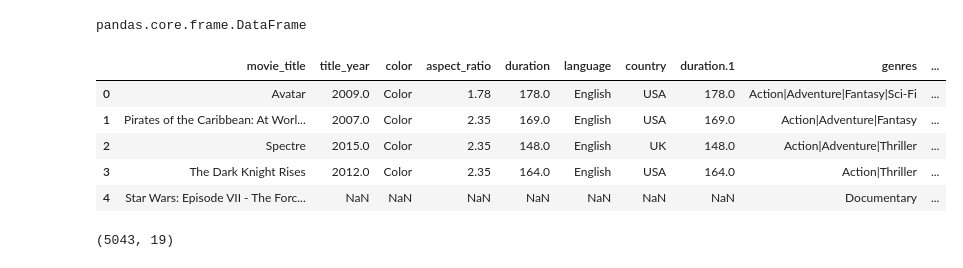
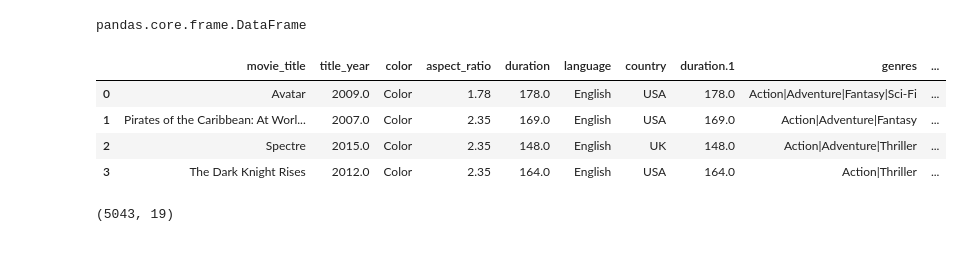
Before and after one commit to esmepy/machine-learning-aplicado, a Jupyter notebook: 09 Preparación de los datos.ipynb, the cells around one changed output. Cells and saved outputs as stored; diff of their text form; code cells hidden in the pictures.

```diff
--- a/09 Preparación de los datos.ipynb
+++ b/09 Preparación de los datos.ipynb
@@ -29,15 +29,16 @@ movies = pd.read_csv('../vol/datasets/peliculas.csv',encoding='utf-8')
 type(movies)
 # %% [output]
 pandas.core.frame.DataFrame
-# %%
-movies.head()
-# %% [output]
-|  | movie_title | title_year | color | aspect_ratio | duration | language | country | duration.1 | genres | ... |
-| 0 | Avatar | 2009.0 | Color | 1.78 | 178.0 | English | USA | 178.0 | Action|Adventure|Fantasy|Sci-Fi | ... |
-| 1 | Pirates of the Caribbean: At Worl... | 2007.0 | Color | 2.35 | 169.0 | English | USA | 169.0 | Action|Adventure|Fantasy | ... |
-| 2 | Spectre | 2015.0 | Color | 2.35 | 148.0 | English | UK | 148.0 | Action|Adventure|Thriller | ... |
-| 3 | The Dark Knight Rises | 2012.0 | Color | 2.35 | 164.0 | English | USA | 164.0 | Action|Thriller | ... |
-| 4 | Star Wars: Episode VII - The Forc... | NaN | NaN | NaN | NaN | NaN | NaN | NaN | Documentary | ... |
+# %%
+#cada feature es una columna
+#cada fila es una columna
+movies.head(4)
+# %% [output]
+|  | movie_title | title_year | color | aspect_ratio | duration | language | country | duration.1 | genres | ... |
+| 0 | Avatar | 2009.0 | Color | 1.78 | 178.0 | English | USA | 178.0 | Action|Adventure|Fantasy|Sci-Fi | ... |
+| 1 | Pirates of the Caribbean: At Worl... | 2007.0 | Color | 2.35 | 169.0 | English | USA | 169.0 | Action|Adventure|Fantasy | ... |
+| 2 | Spectre | 2015.0 | Color | 2.35 | 148.0 | English | UK | 148.0 | Action|Adventure|Thriller | ... |
+| 3 | The Dark Knight Rises | 2012.0 | Color | 2.35 | 164.0 | English | USA | 164.0 | Action|Thriller | ... |
 # %%
 # Cuantas lineas y columnas tiene nuestro dataframe
 ### Un dataframe es una estructura de datos que se compone de los elementos siguientes
```
Also changed, not shown: parts of 13 cells of this notebook.
